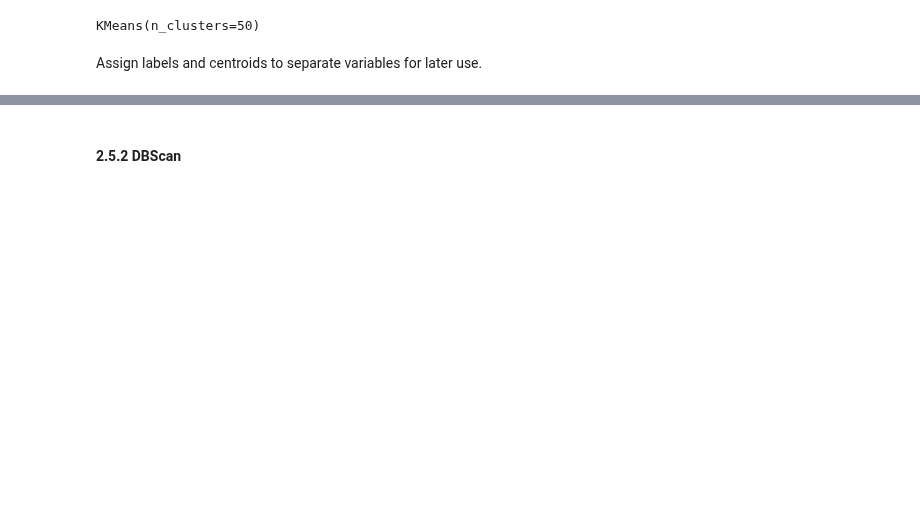
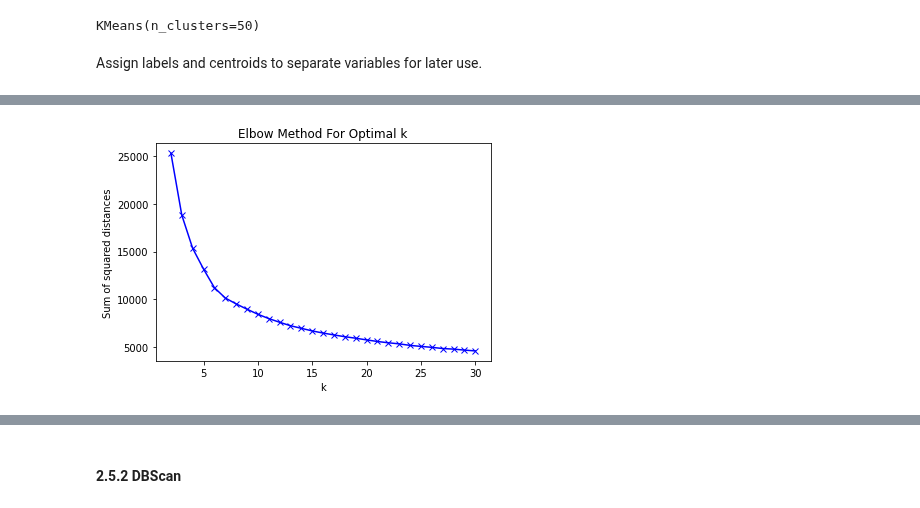
Before and after one commit to maybemkl/wmdecompose, a Jupyter notebook: notebooks/IMDB_example.ipynb, the cells around one changed output, grey strips where cells are left out. Cells and saved outputs as stored; diff of their text form; code cells hidden in the pictures; blank space fills up the shorter version.

```diff
--- a/notebooks/IMDB_example.ipynb
+++ b/notebooks/IMDB_example.ipynb
@@ -273,0 +337,19 @@ Assign labels and centroids to separate variables for later use.
+# %%
+def kmeans_search(X, K):
+    sum_of_squared_distances = []
+    silhouette = []
+    for k in K:
+        km = cluster.KMeans(n_clusters=k,max_iter=300)
+        km = km.fit(X)
+        sum_of_squared_distances.append(km.inertia_)
+        cluster_labels = km.fit_predict(X)
+        silhouette_avg = silhouette_score(X, cluster_labels)
+        silhouette.append(silhouette_avg)
+        if k % 5 == 0:
+            print("For n_clusters =", k,
+              "The average silhouette_score is :", silhouette_avg)
+    return sum_of_squared_distances, silhouette
+
+K = range(2,31)
+# %%
+K =range(1,20)
@@ -273,0 +365,15 @@ Assign labels and centroids to separate variables for later use.
+# %%
+def plot_kmeans(K, data, metric):
+    plt.plot(K, data, 'bx-')
+    plt.xlabel('k')
+    if metric == "elbow":
+        plt.ylabel('Sum of squared distances')
+        plt.title('Elbow Method For Optimal k')
+    if metric == "silhouette":
+        plt.ylabel('Silhouette score')
+        plt.title('Silhouette Score for Optimal k')
+    plt.show()
+# %%
+plot_kmeans(K,umap_ssd,"elbow")
+# %% [output]
+[figure, added]
```
Also changed, not shown: parts of 37 cells of this notebook.
